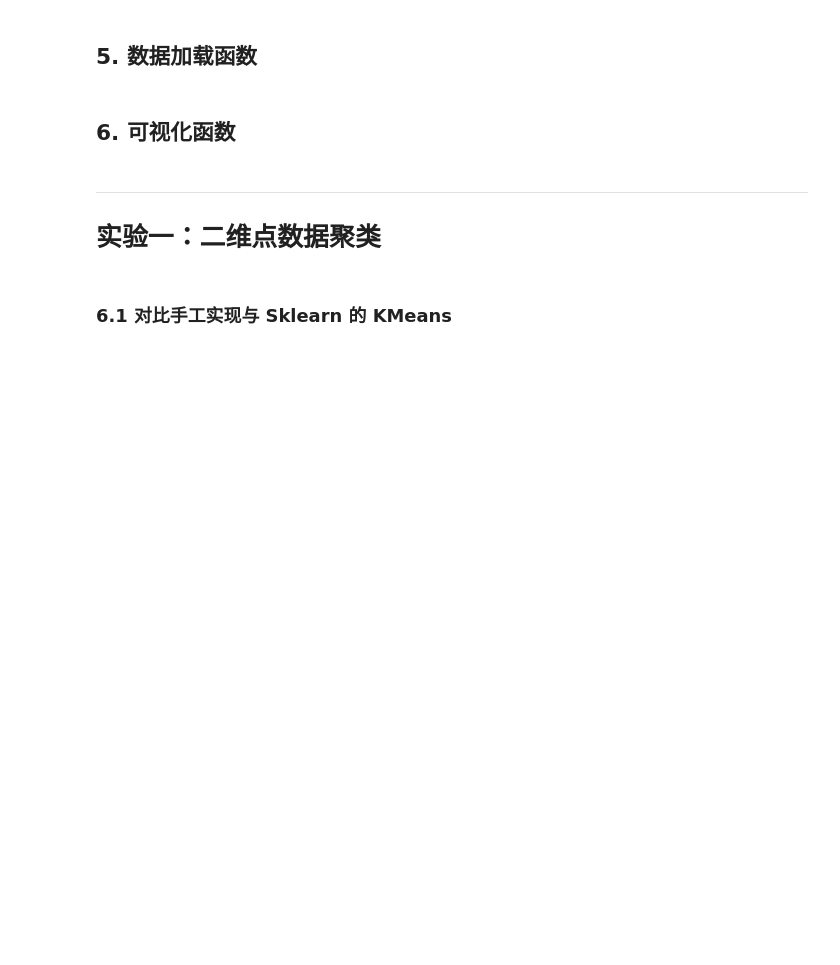
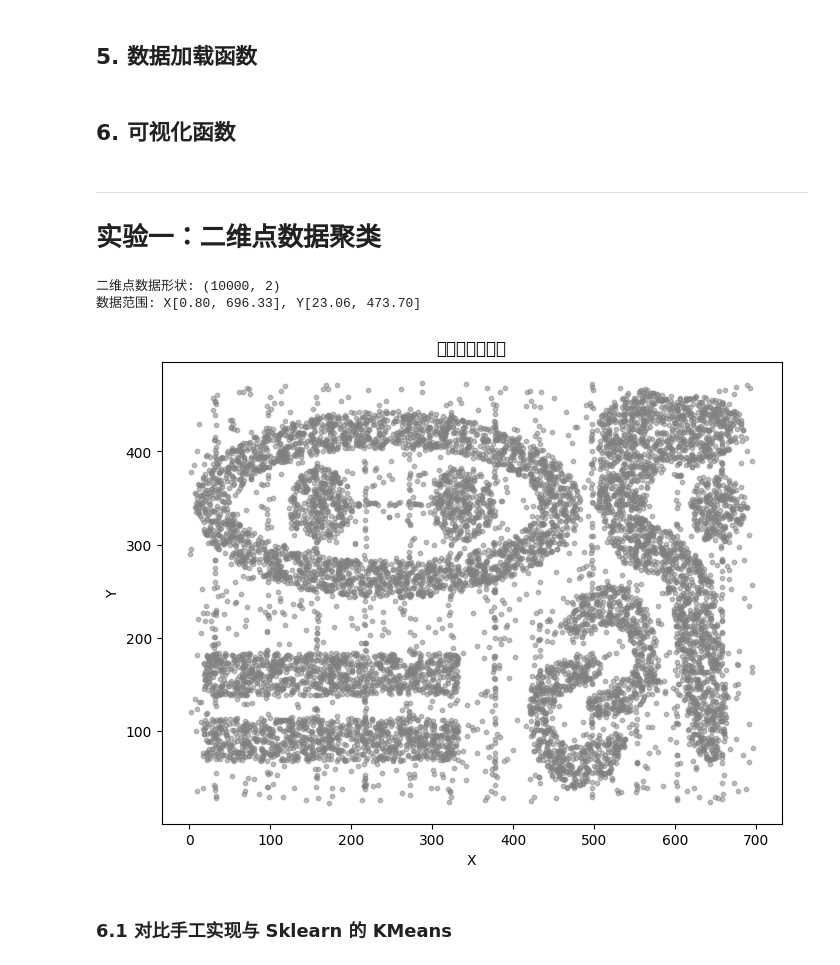
Before and after one commit to mysciz/xjtu-ml-class, a Jupyter notebook: exp/code/exp4/ml-exp4.ipynb, the cells around one changed output. Saved outputs shown, nothing was run; the diff lists cells and outputs as text; code cells hidden in the pictures; blank space fills up the shorter version.

```diff
--- a/exp/code/exp4/ml-exp4.ipynb
+++ b/exp/code/exp4/ml-exp4.ipynb
@@ -504,19 +506,23 @@ def plot_parameter_effect(X, algorithm_func, param_name, param_values, fixed_par
 # 实验一：二维点数据聚类
 # %%
 # 加载二维点数据
-dots_file = '../../data/dots/clusterData1.10k.dat'
+dots_file = './xjtu-ml-class/exp/data/dots/clusterData1.10k.dat'
 X_dots = load_dots_data(dots_file)
 
 print(f"二维点数据形状: {X_dots.shape}")
 print(f"数据范围: X[{X_dots[:,0].min():.2f}, {X_dots[:,0].max():.2f}], Y[{X_dots[:,1].min():.2f}, {X_dots[:,1].max():.2f}]")
 
 # 可视化原始数据
 plt.figure(figsize=(8, 6))
 plt.scatter(X_dots[:, 0], X_dots[:, 1], s=10, alpha=0.5, c='gray')
 plt.title('原始二维点数据')
 plt.xlabel('X')
 plt.ylabel('Y')
 plt.show()
+# %% [output]
+二维点数据形状: (10000, 2)
+数据范围: X[0.80, 696.33], Y[23.06, 473.70]
+[figure, added]
 # %% [markdown]
 ### 6.1 对比手工实现与 Sklearn 的 KMeans
 # %%
```
Also changed, not shown: parts of 19 cells of this notebook.
